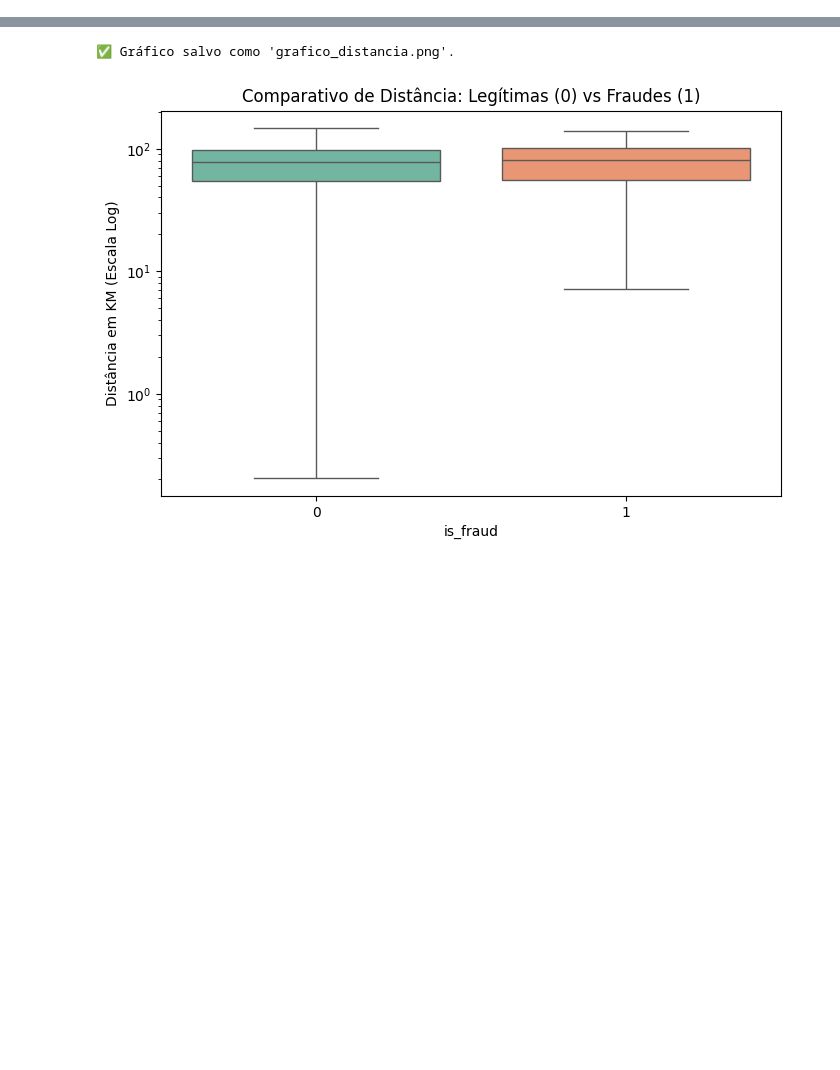
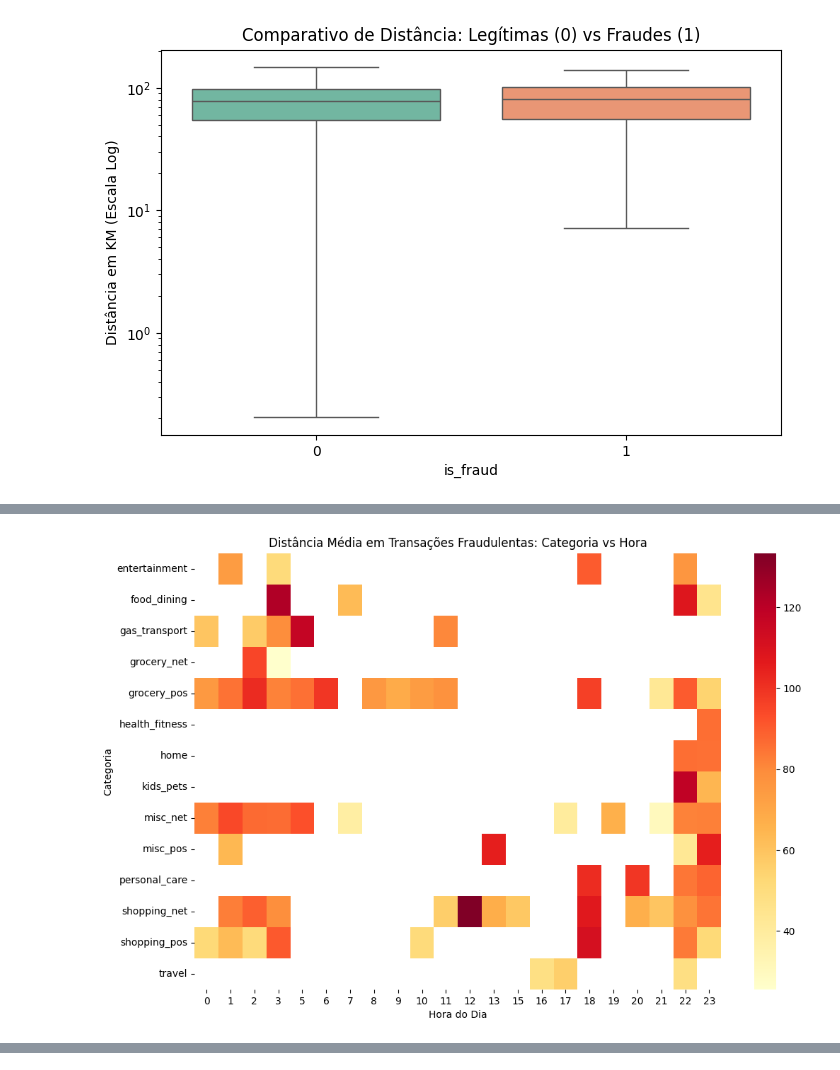
Before and after one commit to arthurgarciatakahashi/norton, a Jupyter notebook: analise_fraude.ipynb, the cells around one changed output, grey strips where cells are left out. Drawn from its saved outputs; the diff is of its cells as text; code cells hidden in the pictures; blank space fills up the shorter version.

Commit message:
atualiza overleaf

```diff
--- a/analise_fraude.ipynb
+++ b/analise_fraude.ipynb
@@ -7,54 +7,96 @@ import seaborn as sns
 import os
 import time
 
-print("🚀 Iniciando o processo...")
+print("🚀 Iniciando o processo completo de análise exploratória...")
 
 # 1. DOWNLOAD DOS DADOS
-print("⏳ Baixando dataset do Kaggle (isso pode demorar dependendo da internet)...")
+print("⏳ Baixando dataset do Kaggle...")
 path = kagglehub.dataset_download("kartik2112/fraud-detection")
 print(f"✅ Dataset baixado em: {path}")
 
-# 2. CARREGAMENTO
+# 2. CARREGAMENTO (Lendo o arquivo de teste conforme seu padrão)
 csv_path = os.path.join(path, "fraudTest.csv")
 print(f"📖 Lendo o arquivo {csv_path}...")
 df = pd.read_csv(csv_path)
 print(f"✅ Arquivo lido com sucesso! Total de linhas: {len(df)}")
 
-# 3. AMOSTRAGEM
+# 3. AMOSTRAGEM (10% conforme solicitado pelo enunciado do Norton)
 print("✂️ Extraindo amostra de 10% (Passo 2)...")
-amostra = df.sample(frac=0.1, random_state=42)
+amostra = df.sample(frac=0.1, random_state=42).copy() # .copy() evita avisos do pandas
 print(f"✅ Amostra criada com {len(amostra)} registros.")
 
-# 4. CÁLCULO DE DISTÂNCIA
+# 4. CÁLCULO DE DISTÂNCIA (Haversine)
 print("📏 Calculando distâncias geográficas (Haversine)...")
 start_time = time.time()
 
 def haversine(lat1, lon1, lat2, lon2):
     R = 6371
     dlat, dlon = np.radians(lat2 - lat1), np.radians(lon2 - lon1)
-    a = np.sin(dlat/2)**2 + np.cos(np.radians(lat1)) * np.cos(np.radians(lat2)) * np.sin(dlon/2)**2
-    return R * 2 * np.arctan2(np.sqrt(a), np.sqrt(1-a))
+    a = np.sin(dlat/2.0)**2 + np.cos(np.radians(lat1)) * np.cos(np.radians(lat2)) * np.sin(dlon/2.0)**2
+    return R * 2 * np.arcsin(np.sqrt(a))
 
 amostra['distancia_km'] = haversine(amostra['lat'], amostra['long'],
                                     amostra['merch_lat'], amostra['merch_long'])
 
+# 5. NOVA EXTRAÇÃO: HORA DO DIA
+print("🕒 Extraindo componente temporal (Hora)...")
+amostra['hora'] = pd.to_datetime(amostra['unix_time'], unit='s').dt.hour
+
 end_time = time.time()
-print(f"✅ Cálculo finalizado em {end_time - start_time:.2f} segundos.")
+print(f"✅ Cálculos finalizados em {end_time - start_time:.2f} segundos.")
 
-# 5. GRÁFICO
-print("📊 Gerando gráfico Boxplot (Passo 3)...")
+# 6. GRÁFICO 1: BOXPLOT (Sua análise inicial)
+print("📊 Gerando Gráfico 1: Boxplot...")
 plt.figure(figsize=(8, 5))
 sns.boxplot(x='is_fraud', y='distancia_km', data=amostra, palette='Set2')
 plt.yscale('log')
 plt.title('Comparativo de Distância: Legítimas (0) vs Fraudes (1)')
 plt.ylabel('Distância em KM (Escala Log)')
-plt.savefig('grafico_distancia.png', dpi=300)
-print("✅ Gráfico salvo como 'grafico_distancia.png'.")
+plt.savefig('grafico_distancia.png', dpi=300, bbox_inches='tight')
+print("✅ Gráfico 1 salvo como 'grafico_distancia.png'.")
 plt.show()
 
-# 6. RESUMO FINAL
-print("\n--- 📝 DADOS PARA O OVERLEAF ---")
+# 7. GRÁFICO 2: HEATMAP (A análise multivariada para o refino)
+print("🔥 Gerando Gráfico 2: Heatmap de Fraudes (Categoria vs Hora)...")
+fraudes = amostra[amostra['is_fraud'] == 1]
+
+# Criando a matriz: Distância média por Categoria e Hora
+pivot_fraude = fraudes.groupby(['category', 'hora'])['distancia_km'].mean().unstack()
+
+plt.figure(figsize=(12, 8))
+sns.heatmap(pivot_fraude, cmap='YlOrRd', annot=False)
+plt.title('Distância Média em Transações Fraudulentas: Categoria vs Hora')
+plt.xlabel('Hora do Dia')
+plt.ylabel('Categoria')
+plt.savefig('heatmap_fraude.png', dpi=300, bbox_inches='tight')
+print("✅ Gráfico 2 salvo como 'heatmap_fraude.png'.")
+plt.show()
+
+# 8. RESUMO FINAL PARA O OVERLEAF
+print("\n--- 📝 ESTATÍSTICAS PARA A TABELA DO OVERLEAF ---")
 resumo = amostra.groupby('is_fraud')['distancia_km'].describe()
-print(resumo)
-print("\n🚀 Processo concluído com sucesso!")
+print(resumo[['mean', 'min', 'max', 'count']])
+
+print("\n🚀 Processo concluído! Lembre-se de subir os dois arquivos .png para o Overleaf.")
+
+# 1. Criar a métrica de madrugada (ex: 00h às 06h)
+amostra['is_madrugada'] = amostra['hora'].apply(lambda x: 1 if x <= 6 else 0)
+
+# 2. Agrupar por Categoria e Período para ver a distância média
+tabela_analise = amostra.groupby(['category', 'is_madrugada', 'is_fraud'])['distancia_km'].mean().unstack(level=-1)
+
+# 3. Renomear colunas para facilitar a leitura
+tabela_analise.columns = ['Dist_Media_Legitima', 'Dist_Media_Fraude']
+
+# 4. Calcular a diferença percentual (onde a fraude mais se distancia do padrão)
+tabela_analise['Diferenca_Absoluta_KM'] = tabela_analise['Dist_Media_Fraude'] - tabela_analise['Dist_Media_Legitima']
+
+# 5. Filtrar apenas o período da madrugada e ordenar pelas maiores anomalias
+top_anomalias = tabela_analise.xs(1, level='is_madrugada').sort_values(by='Diferenca_Absoluta_KM', ascending=False)
+
+print("\n--- 📊 TABELA DE ANOMALIAS GEOGRÁFICAS (MADRUGADA) ---")
+print(top_anomalias.head(10))
+
+# Salvar para CSV caso queira abrir no Excel/Sheets
+top_anomalias.to_csv('tabela_anomalias.csv')
 # %% [output]
@@ -65,0 +118 @@ Extracting files...
+[figure]
@@ -73,0 +121 @@ Extracting files...
+[figure, added]
@@ -77,2 +128,0 @@ Passing `palette` without assigning `hue` is deprecated and will be removed in v
-✅ Gráfico salvo como 'grafico_distancia.png'.
-[figure]
```
Also changed, not shown: parts of 1 cell of this notebook, 4 other files.
